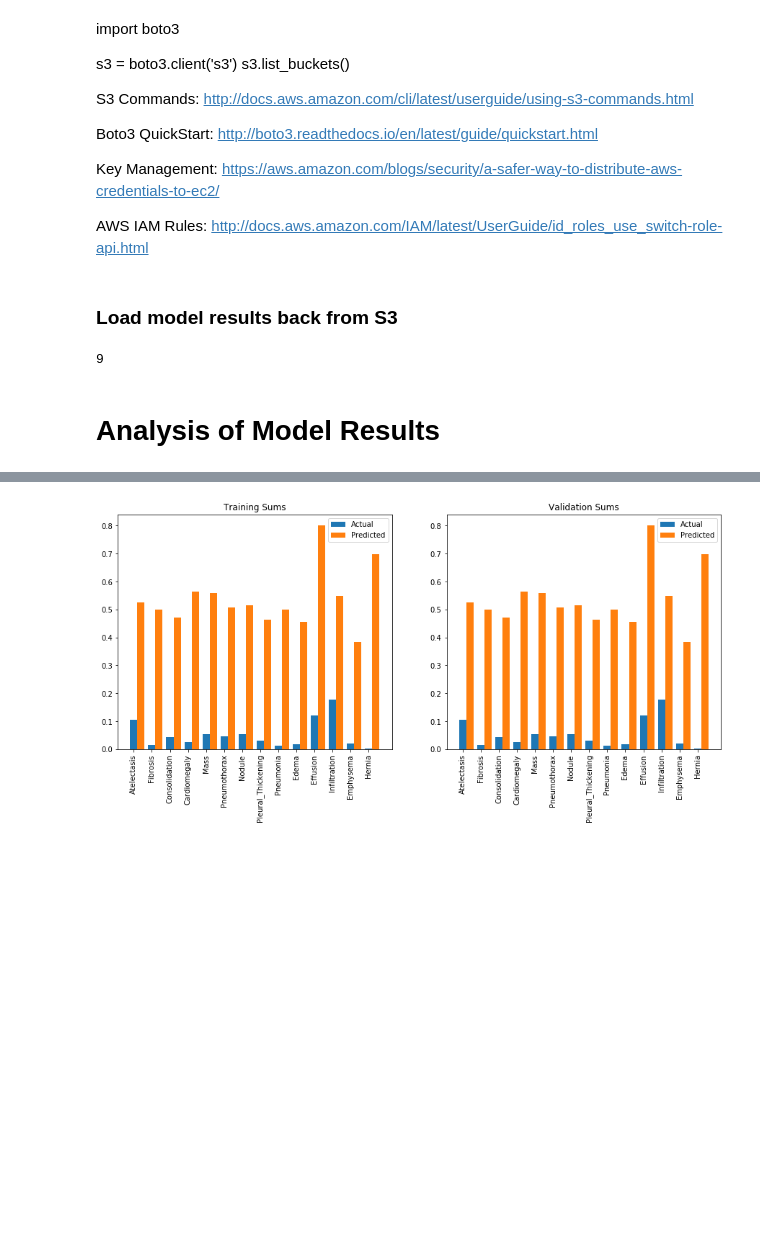
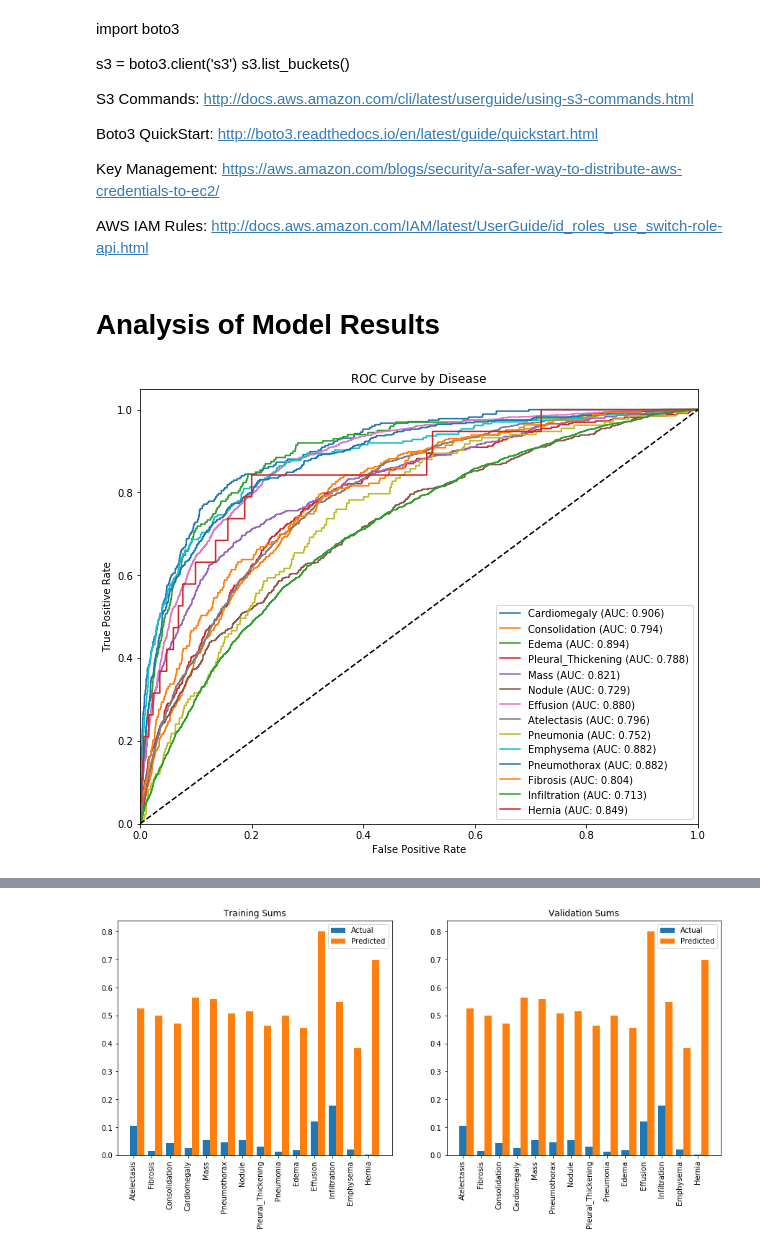
Before and after one commit to pmanion0/xrayproj, a Jupyter notebook: Train Neural Network (Refactor).ipynb, the cells around one changed output, grey strips where cells are left out. Cells and saved outputs as stored; diff of their text form; code cells hidden in the pictures; blank space fills up the shorter version.

```diff
--- a/Train Neural Network (Refactor).ipynb
+++ b/Train Neural Network (Refactor).ipynb
@@ -733,12 +753,6 @@ Boto3 QuickStart: http://boto3.readthedocs.io/en/latest/guide/quickstart.html
 Key Management: https://aws.amazon.com/blogs/security/a-safer-way-to-distribute-aws-credentials-to-ec2/
 
 AWS IAM Rules: http://docs.aws.amazon.com/IAM/latest/UserGuide/id_roles_use_switch-role-api.html
-# %% [markdown]
-### Load model results back from S3
-# %%
-exp_lr_scheduler.last_epoch
-# %% [output]
-9
 # %% [markdown]
 # Analysis of Model Results
 # %%
@@ -753,3 +767,7 @@ epoch_evals[epoch]['val'] = ModelEvaluator(model_ft, dataloaders['val'])
 
 epoch_evals[epoch]['val'].run()
 #epoch_evals[epoch]['train'].run()
+# %%
+plot_auc_curves(epoch_evals[6]['val'])
+# %% [output]
+[figure, added]
```
Also changed, not shown: parts of 6 cells of this notebook.
